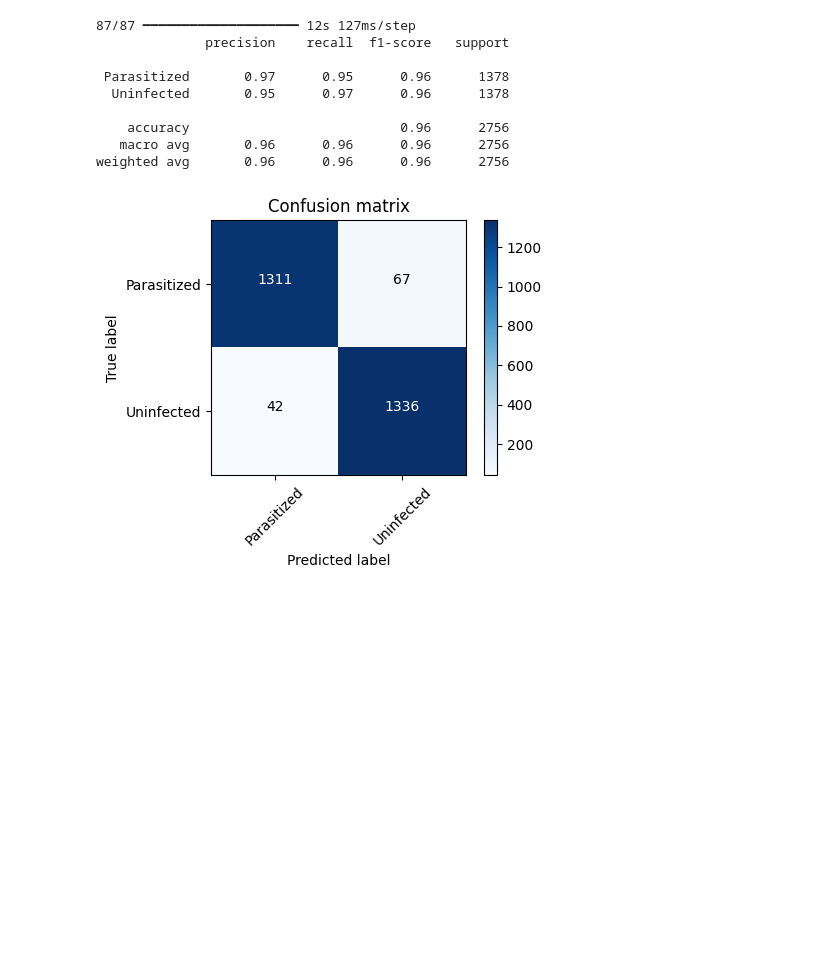
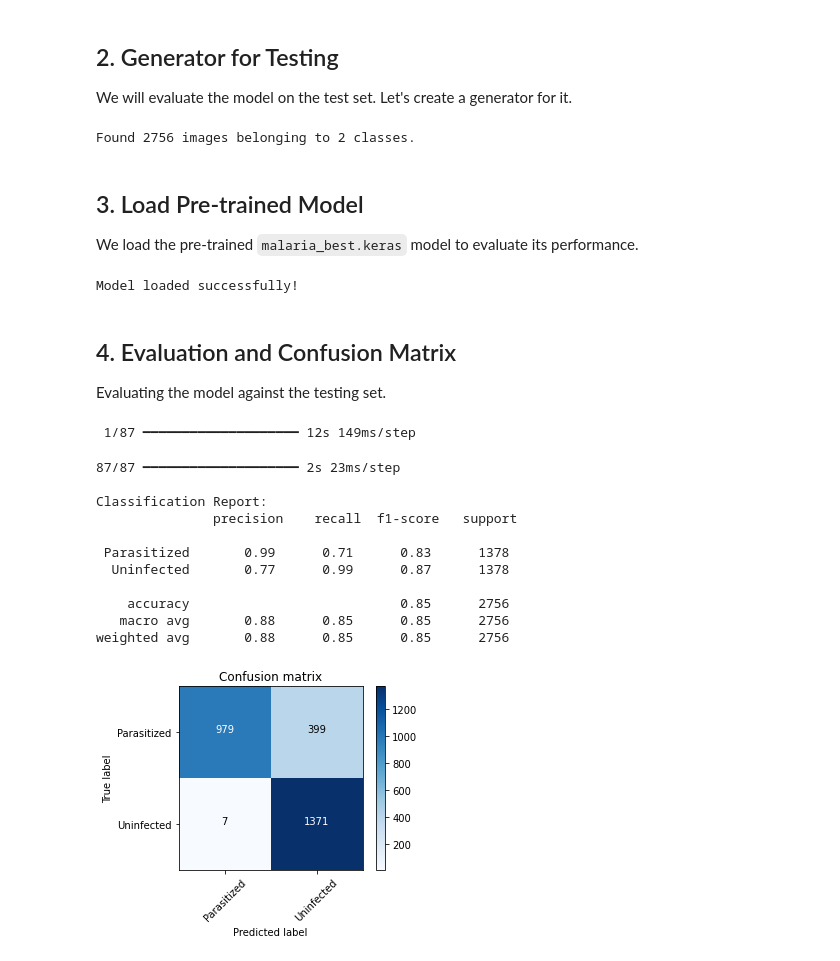
Before and after one commit to milanto-hery/malaria-detection-cnn, a Jupyter notebook: notebook.ipynb, the cells around one changed output. Cells and saved outputs as stored; diff of their text form; code cells hidden in the pictures; blank space fills up the shorter version.

Commit message:
Refactor malaria detection pipeline into open source toolkit

```diff
--- a/notebook.ipynb
+++ b/notebook.ipynb
@@ -48,4 +35,0 @@ Found 2756 images belonging to 2 classes.
-# %%
-model = build_baseline_cnn(input_shape=(xy_shape, xy_shape, 3), dropout_rate=0.5)
-history = model.fit(train_gen, validation_data=val_gen, epochs=12)
-plot_history(history)
@@ -73,16 +36,54 @@ model.save("saved_models/baseline_cnn.keras")
+# %% [markdown]
+## 2. Generator for Testing
+We will evaluate the model on the test set. Let's create a generator for it.
+# %%
+img_size = (64, 64)
+batch_size = 32
+
+test_gen_params = ImageDataGenerator(rescale=1/255.0)
+
+test_gen = test_gen_params.flow_from_directory(
+    test_dir,
+    class_mode="binary",
+    target_size=img_size,
+    batch_size=batch_size,
+    shuffle=False
+)
+# %% [output]
+Found 2756 images belonging to 2 classes.
+# %% [markdown]
+## 3. Load Pre-trained Model
+We load the pre-trained `malaria_best.keras` model to evaluate its performance.
+# %%
+model_path = Path("saved_models/malaria_best.keras")
+if model_path.exists():
+    model = load_model(str(model_path))
+    print("Model loaded successfully!")
+    # model.summary() # uncomment to see model summary
+else:
+    print(f"Model not found at {model_path}. Please run `python -m src.train` first.")
+# %% [output]
+Model loaded successfully!
+# %% [markdown]
+## 4. Evaluation and Confusion Matrix
+Evaluating the model against the testing set.
 # %%
-cm, report, y_true, y_pred = evaluate_and_report(model, test_gen)
-print(report)
-from src.utils import plot_confusion
-plot_confusion(cm, classes=list(test_gen.class_indices.keys()), normalize=False)
+if model_path.exists():
+    cm, report, y_true, y_pred = evaluate_and_report(model, test_gen)
+    print("\nClassification Report:\n", report)
+
+    plot_confusion(cm, classes=list(test_gen.class_indices.keys()), normalize=False)
 # %% [output]
-87/87 ━━━━━━━━━━━━━━━━━━━━ 12s 127ms/step
-              precision    recall  f1-score   support
-
- Parasitized       0.97      0.95      0.96      1378
-  Uninfected       0.95      0.97      0.96      1378
-
-    accuracy                           0.96      2756
-   macro avg       0.96      0.96      0.96      2756
-weighted avg       0.96      0.96      0.96      2756
+ 1/87 ━━━━━━━━━━━━━━━━━━━━ 12s 149ms/step
+87/87 ━━━━━━━━━━━━━━━━━━━━ 2s 23ms/step
+
+Classification Report:
+               precision    recall  f1-score   support
+
+ Parasitized       0.99      0.71      0.83      1378
+  Uninfected       0.77      0.99      0.87      1378
+
+    accuracy                           0.85      2756
+   macro avg       0.88      0.85      0.85      2756
+weighted avg       0.88      0.85      0.85      2756
-[figure, old version]
+[figure, new version]
```
Also changed, not shown: parts of 11 cells of this notebook, 7 other files.
